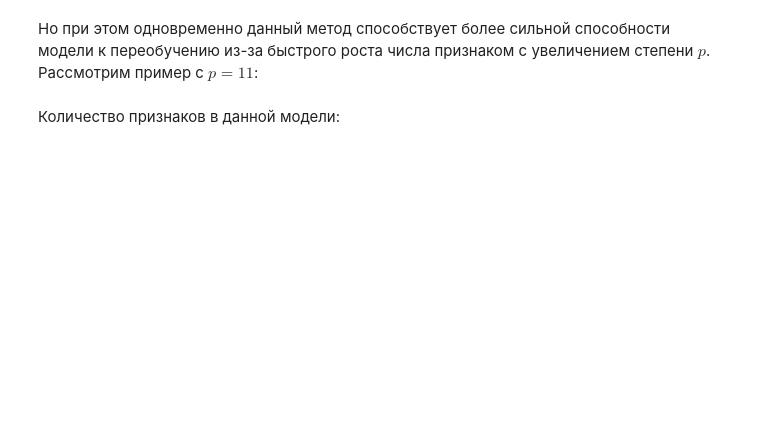
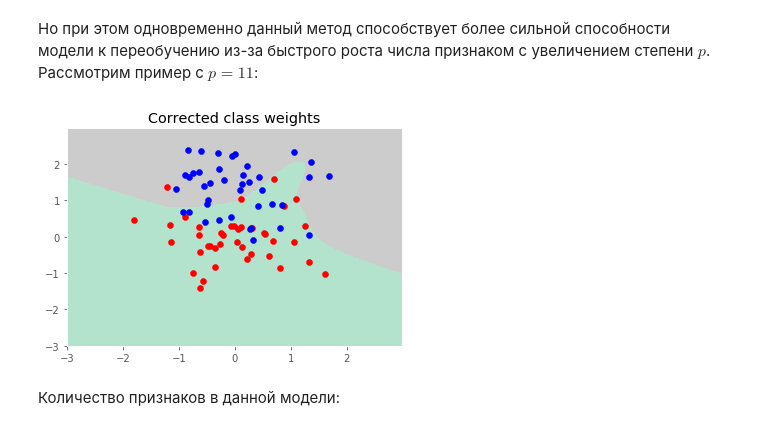
Before and after one commit to nkarasovd/Python-projects, a Jupyter notebook: Специализация Машинное обучение и анализ данных/Обучение на размеченных данных/Week 3/Preprocessing_LR.ipynb, the cells around one changed output. Cells and saved outputs as stored; diff of their text form; code cells hidden in the pictures; blank space fills up the shorter version.

```diff
--- a/Специализация Машинное обучение и анализ данных/Обучение на размеченных данных/Week 3/Preprocessing_LR.ipynb
+++ b/Специализация Машинное обучение и анализ данных/Обучение на размеченных данных/Week 3/Preprocessing_LR.ipynb
@@ -590,15 +675,17 @@ print(example_data_train_poly.shape)
 # %%
 transform = PolynomialFeatures(11)
 example_data_train_poly = transform.fit_transform(example_data_train)
 example_data_test_poly = transform.transform(example_data_test)
-optimizer = GridSearchCV(LogisticRegression(class_weight='balanced', fit_intercept=False), param_grid, cv=cv, n_jobs=-1)
+optimizer = GridSearchCV(LogisticRegression(class_weight='balanced', fit_intercept=False, solver='liblinear'), param_grid, cv=cv)
 optimizer.fit(example_data_train_poly, example_labels_train)
 Z = optimizer.predict(transform.transform(np.c_[xx.ravel(), yy.ravel()])).reshape(xx.shape)
 plt.pcolormesh(xx, yy, Z, cmap=plt.cm.Pastel2)
 plt.scatter(data_0[:,0], data_0[:,1], color='red')
 plt.scatter(data_1[:,0], data_1[:,1], color='blue')
 plt.title('Corrected class weights')
 plt.show()
+# %% [output]
+[figure, added]
 # %% [markdown]
 Количество признаков в данной модели:
 # %%
```
Also changed, not shown: parts of 26 cells of this notebook, 4 other files.
